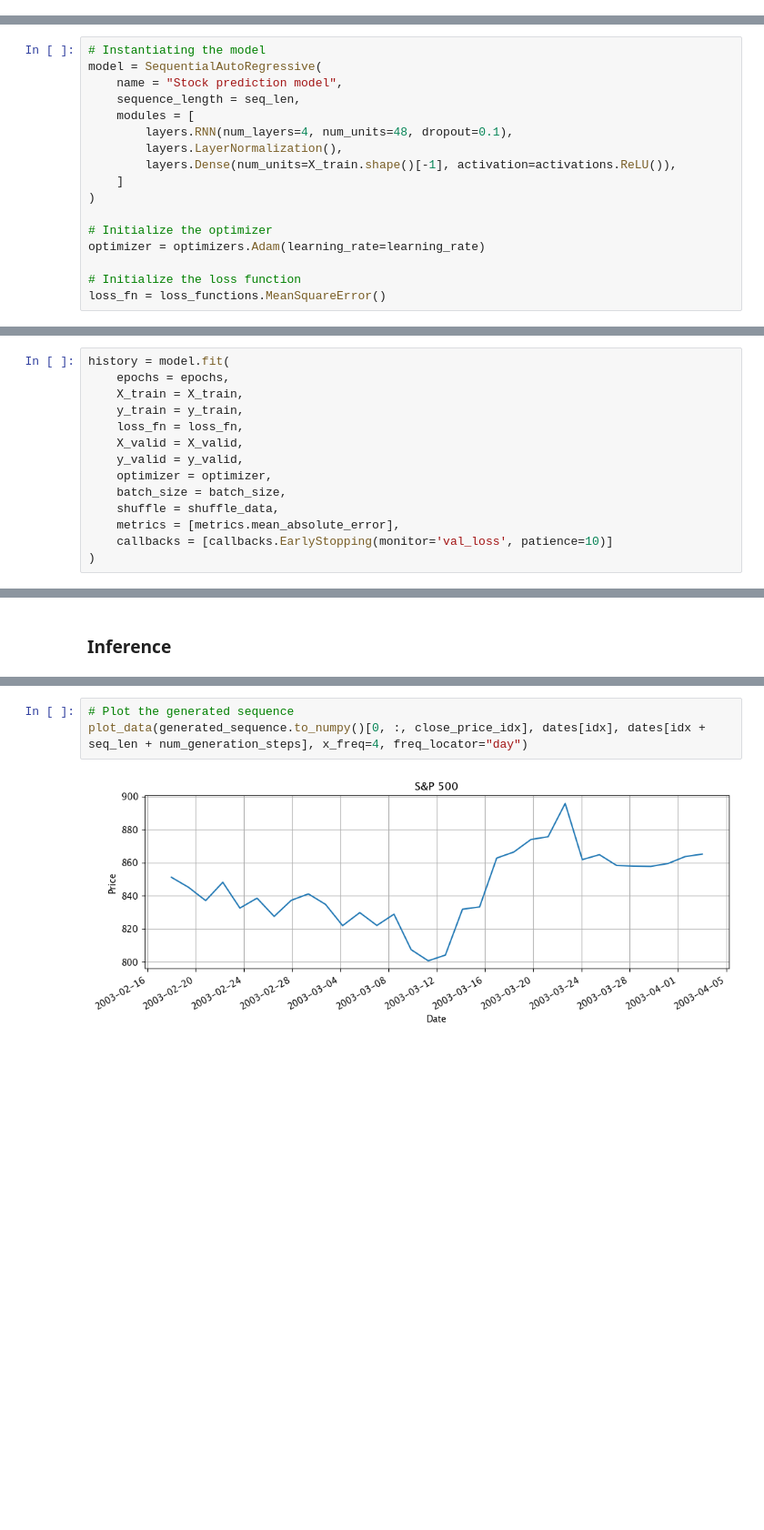
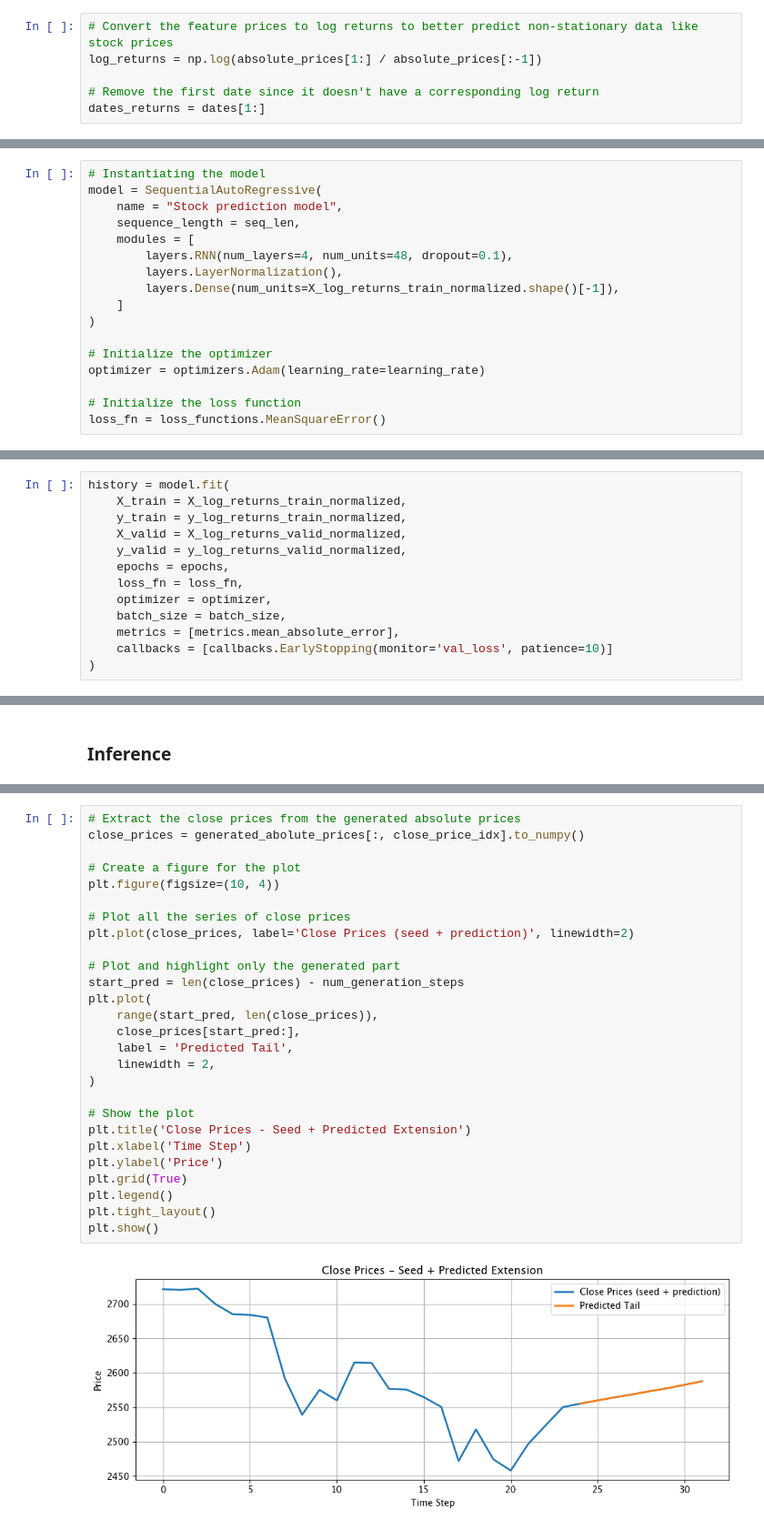
Before and after one commit to FrancescoMontanaro/Machine-Learning-from-scratch, a Jupyter notebook: Deep Learning/Recurrent Neural Network (RNN)/train_rnn.ipynb, the cells around one changed output, grey strips where cells are left out. Shown at 91% size. Drawn from its saved outputs; the diff is of its cells as text; blank space fills up the shorter version.

```diff
--- a/Deep Learning/Recurrent Neural Network (RNN)/train_rnn.ipynb
+++ b/Deep Learning/Recurrent Neural Network (RNN)/train_rnn.ipynb
@@ -70,3 +70,9 @@ dates = np.array([data[j]['Date'] for j in range(len(data))])
+# %%
+# Convert the feature prices to log returns to better predict non-stationary data like stock prices
+log_returns = np.log(absolute_prices[1:] / absolute_prices[:-1])
+
+# Remove the first date since it doesn't have a corresponding log return
+dates_returns = dates[1:]
 # %% [markdown]
 ### Data visualization
 # %%
@@ -288,7 +316,7 @@ model = SequentialAutoRegressive(
     modules = [
         layers.RNN(num_layers=4, num_units=48, dropout=0.1),
         layers.LayerNormalization(),
-        layers.Dense(num_units=X_train.shape()[-1], activation=activations.ReLU()),
+        layers.Dense(num_units=X_log_returns_train_normalized.shape()[-1]),
     ]
 )
 
@@ -324,15 +352,14 @@ Stock prediction model (SequentialAutoRegressive) [output_shape=(32, 4), params=
 ### Training the model
 # %%
 history = model.fit(
+    X_train = X_log_returns_train_normalized,
+    y_train = y_log_returns_train_normalized,
+    X_valid = X_log_returns_valid_normalized,
+    y_valid = y_log_returns_valid_normalized,
     epochs = epochs,
-    X_train = X_train,
-    y_train = y_train,
     loss_fn = loss_fn,
-    X_valid = X_valid,
-    y_valid = y_valid,
     optimizer = optimizer,
     batch_size = batch_size,
-    shuffle = shuffle_data,
     metrics = [metrics.mean_absolute_error],
     callbacks = [callbacks.EarlyStopping(monitor='val_loss', patience=10)]
 )
@@ -418,5 +486,29 @@ generated_sequence = Tensor(min_max_denormaliation(np.concatenate((input_seq.to_
 # %%
-# Plot the generated sequence
-plot_data(generated_sequence.to_numpy()[0, :, close_price_idx], dates[idx], dates[idx + seq_len + num_generation_steps], x_freq=4, freq_locator="day")
+# Extract the close prices from the generated absolute prices
+close_prices = generated_abolute_prices[:, close_price_idx].to_numpy()
+
+# Create a figure for the plot
+plt.figure(figsize=(10, 4))
+
+# Plot all the series of close prices
+plt.plot(close_prices, label='Close Prices (seed + prediction)', linewidth=2)
+
+# Plot and highlight only the generated part
+start_pred = len(close_prices) - num_generation_steps
+plt.plot(
+    range(start_pred, len(close_prices)),
+    close_prices[start_pred:],
+    label = 'Predicted Tail',
+    linewidth = 2,
+)
+
+# Show the plot
+plt.title('Close Prices - Seed + Predicted Extension')
+plt.xlabel('Time Step')
+plt.ylabel('Price')
+plt.grid(True)
+plt.legend()
+plt.tight_layout()
+plt.show()
 # %% [output]
-[figure, old version]
+[figure, new version]
```
Also changed, not shown: parts of 21 cells of this notebook, 7 other files.
